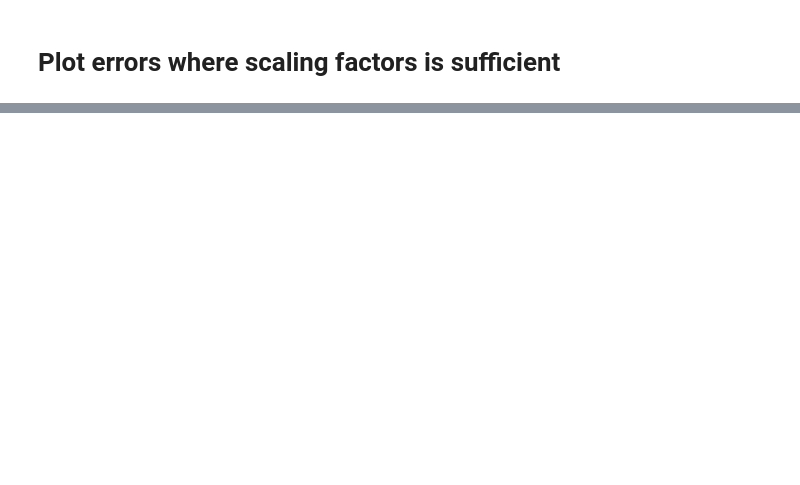
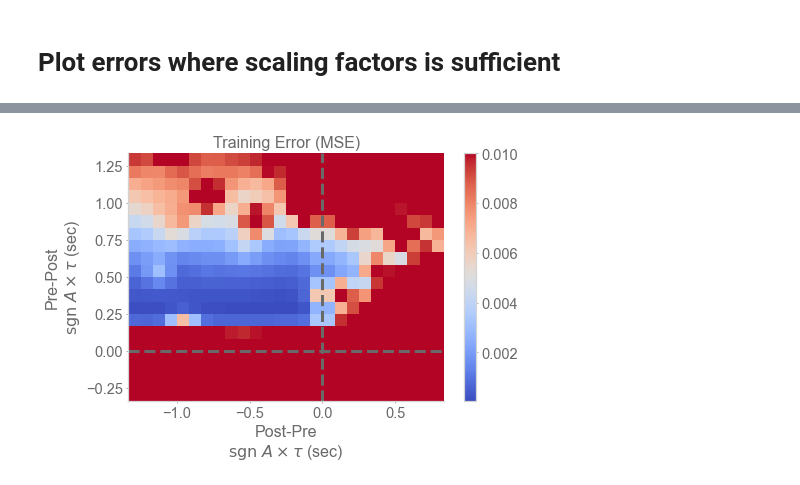
Before and after one commit to chingf/sr-project, a Jupyter notebook: notebooks/1d-tau-grids.ipynb, the cells around one changed output, grey strips where cells are left out. Drawn from its saved outputs; the diff is of its cells as text; code cells hidden in the pictures; blank space fills up the shorter version.

```diff
--- a/notebooks/1d-tau-grids.ipynb
+++ b/notebooks/1d-tau-grids.ipynb
@@ -146,3 +159,42 @@ plt.show()
 # %%
 from matplotlib.colors import BoundaryNorm
 from matplotlib.ticker import MaxNLocator
+# %%
+from scipy.ndimage.filters import gaussian_filter, uniform_filter
+coeff_threshold = 0.1
+
+# Collect values
+mat = np.zeros((tau_neg_unique.size, tau_pos_unique.size))*np.nan
+for tau_neg_ax, tau_pos_ax, val in zip(
+    results['tau_neg_axes'], results['tau_pos_axes'], results['vals']
+    ):
+    x_idx = np.argwhere(tau_neg_unique == tau_neg_ax)[0,0]
+    y_idx = np.argwhere(tau_pos_unique == tau_pos_ax)[0,0]
+    mat[x_idx][y_idx] = val
+
+# "Zero"-out entries where coefficient approaches zero
+mat[Aneg_coeff_mat<coeff_threshold] = 0.05
+mat[Apos_coeff_mat<coeff_threshold] = 0.05
+
+mat = gaussian_filter(mat, 0.75)
+
+x_list = tau_neg_unique #np.sort(np.unique(xs))
+y_list = tau_pos_unique #np.sort(np.unique(ys))
+x, y = np.meshgrid(x_list/configs.dt_to_sec, y_list/configs.dt_to_sec)
+fig, ax = plt.subplots(figsize=(7,5))
+im = ax.pcolormesh(
+    x, y, mat.T, cmap="coolwarm", vmax=0.01
+    )
+fig.colorbar(im, ax=ax)
+
+plt.xlim(-4/configs.dt_to_sec, 2.5/configs.dt_to_sec)
+plt.xlabel('Post-Pre\n$\mathrm{sgn}\\ A\\times \\tau$ (sec)')
+plt.ylabel('Pre-Post\n$\mathrm{sgn}\\ A\\times \\tau$ (sec)')
+plt.axhline(0, linewidth=3, linestyle='dashed', color='dimgray')
+plt.axvline(0, linewidth=3, linestyle='dashed', color='dimgray')
+plt.title("Training Error (MSE)")
+plt.tight_layout()
+plt.savefig("tau_grid_mse_zeroed.png", dpi=300)
+plt.show()
+# %% [output]
+[figure, added]
```
Also changed, not shown: parts of 7 cells of this notebook, 6 other files.
